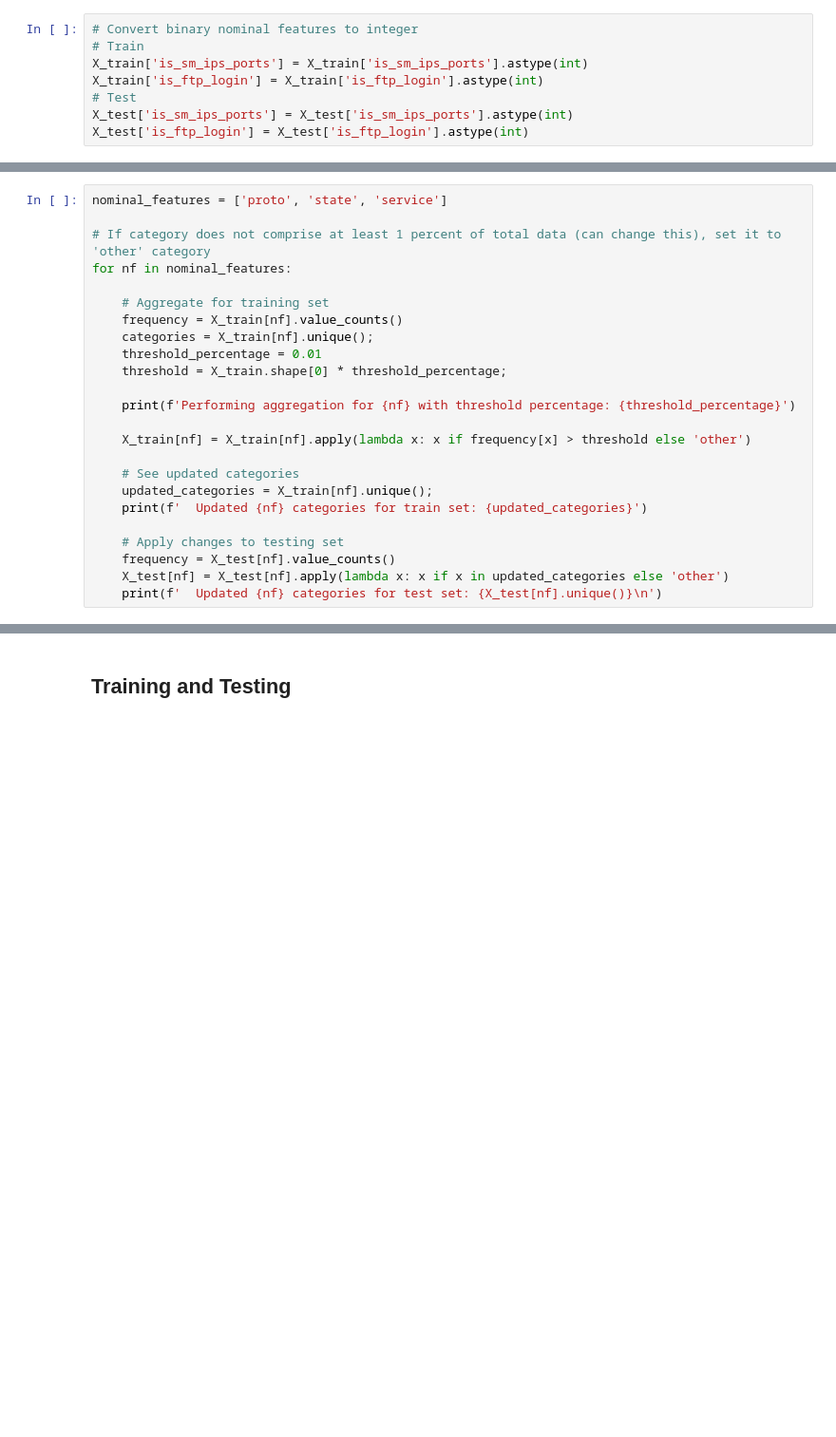
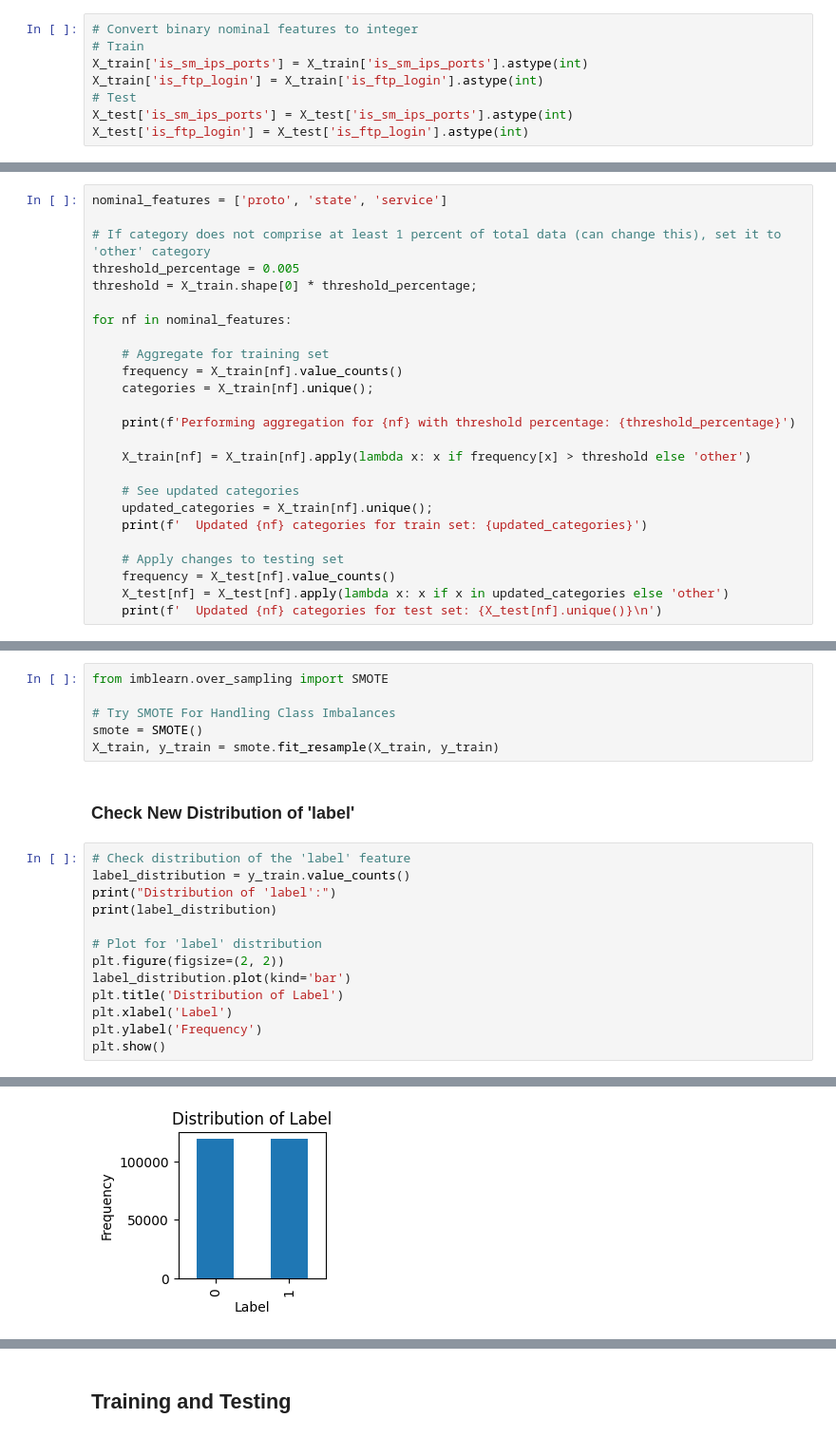
Before and after one commit to cs573-spring24-HYPP/cs573-final, a Jupyter notebook: CS_573_Nathan.ipynb, the cells around one changed output, grey strips where cells are left out. Shown at 95% size. Cells and saved outputs as stored; diff of their text form; blank space fills up the shorter version.

```diff
--- a/CS_573_Nathan.ipynb
+++ b/CS_573_Nathan.ipynb
@@ -176,13 +208,14 @@ Name: count, dtype: int64
 nominal_features = ['proto', 'state', 'service']
 
 # If category does not comprise at least 1 percent of total data (can change this), set it to 'other' category
+threshold_percentage = 0.005
+threshold = X_train.shape[0] * threshold_percentage;
+
 for nf in nominal_features:
 
     # Aggregate for training set
     frequency = X_train[nf].value_counts()
     categories = X_train[nf].unique();
-    threshold_percentage = 0.01
-    threshold = X_train.shape[0] * threshold_percentage;
 
     print(f'Performing aggregation for {nf} with threshold percentage: {threshold_percentage}')
 
@@ -244,0 +332,22 @@ Encoded Training Data:
+# %%
+from imblearn.over_sampling import SMOTE
+
+# Try SMOTE For Handling Class Imbalances
+smote = SMOTE()
+X_train, y_train = smote.fit_resample(X_train, y_train)
+# %% [markdown]
+### Check New Distribution of 'label'
+# %%
+# Check distribution of the 'label' feature
+label_distribution = y_train.value_counts()
+print("Distribution of 'label':")
+print(label_distribution)
+
+# Plot for 'label' distribution
+plt.figure(figsize=(2, 2))
+label_distribution.plot(kind='bar')
+plt.title('Distribution of Label')
+plt.xlabel('Label')
+plt.ylabel('Frequency')
+plt.show()
+# %% [output]
@@ -245 +359,2 @@ Encoded Training Data:
+[figure, added]
 # %% [markdown]
```
Also changed, not shown: parts of 30 cells of this notebook.
